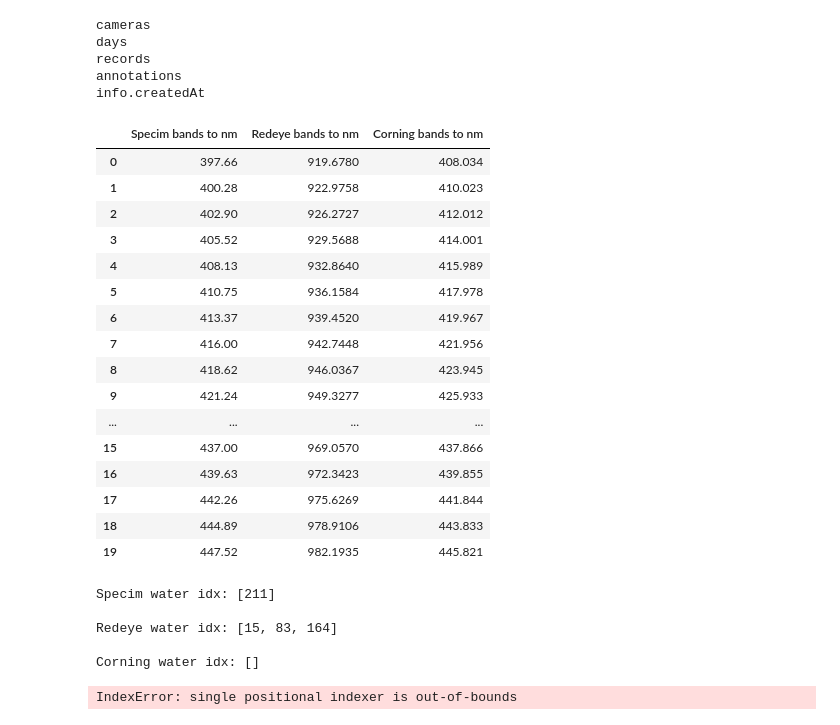
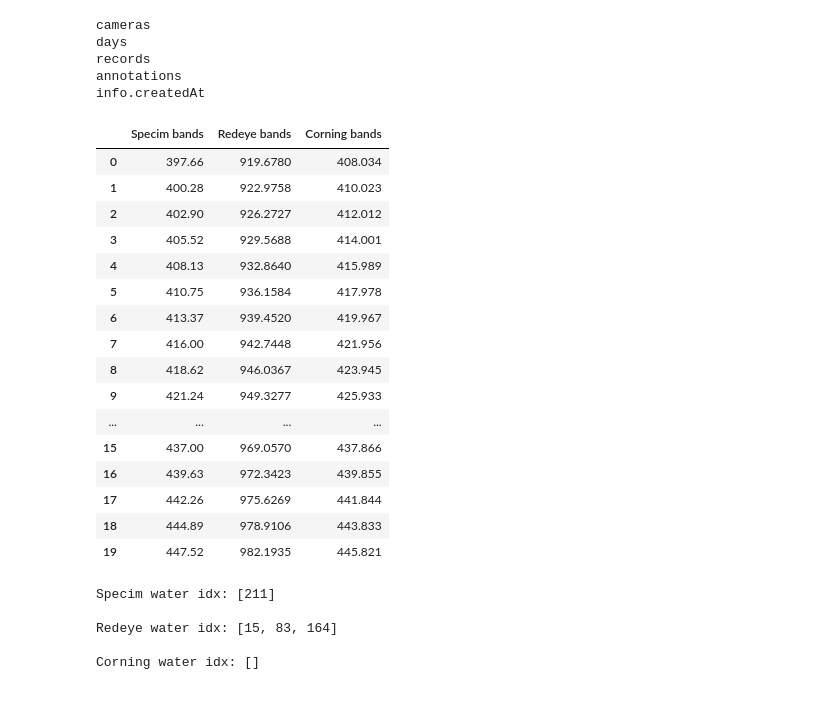
Before and after one commit to PyMati/FruitsClassificationFromHipespectralImages, a Jupyter notebook: robert-notebook.ipynb, the cells around one changed output. Drawn from its saved outputs; the diff is of its cells as text; code cells hidden in the pictures.

```diff
--- a/robert-notebook.ipynb
+++ b/robert-notebook.ipynb
@@ -187,14 +183,14 @@ info.createdAt
 # %%
 
 df_combined = pd.DataFrame({
-    'Specim bands to nm': dict(enumerate(df.cameras[0][0]['wavelengths'])),
-    'Redeye bands to nm': dict(enumerate(df.cameras[0][1]['wavelengths'])),
-    'Corning bands to nm':dict(enumerate(df.cameras[0][2]['wavelengths'])),
+    'Specim bands': dict(enumerate(df.cameras[0][0]['wavelengths'])),
+    'Redeye bands': dict(enumerate(df.cameras[0][1]['wavelengths'])),
+    'Corning bands':dict(enumerate(df.cameras[0][2]['wavelengths'])),
 })
 
 df_combined.head(20)
 # %% [output]
-|  | Specim bands to nm | Redeye bands to nm | Corning bands to nm |
+|  | Specim bands | Redeye bands | Corning bands |
 | 0 | 397.66 | 919.6780 | 408.034 |
 | 1 | 400.28 | 922.9758 | 410.023 |
 | 2 | 402.90 | 926.2727 | 412.012 |
@@ -234,11 +230,6 @@ Redeye water idx: [15, 83, 164]
 
 Corning water idx: []
 # %%
-# img2 = envi.open('../fruits_dataset/Avocado/NIR/day_01/avocado_day_01_20_front.hdr',
-#                  '../fruits_dataset/Avocado/NIR/day_01/avocado_day_01_20_front.bin').load()
-
-day_10 = read_image(50, [get_image_min_max])
-day_10.shape
+day_01 = envi.open('../fruits_dataset/Avocado/NIR/day_01/avocado_day_01_20_front.hdr',
+                 '../fruits_dataset/Avocado/NIR/day_01/avocado_day_01_20_front.bin').load()
-# %% [output]
-IndexError: single positional indexer is out-of-bounds
 # %%
```
Also changed, not shown: parts of 7 cells of this notebook.
